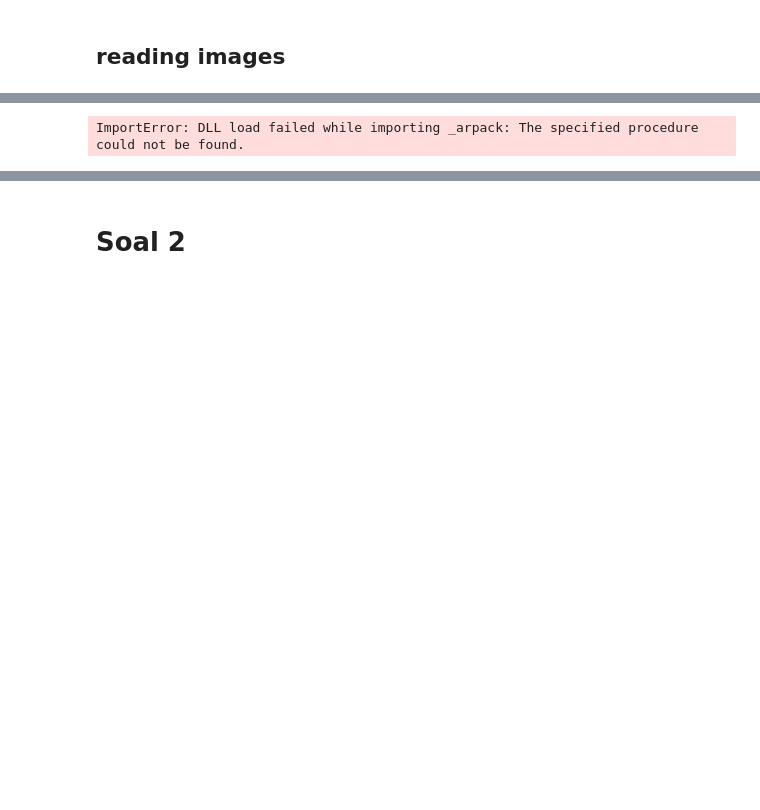
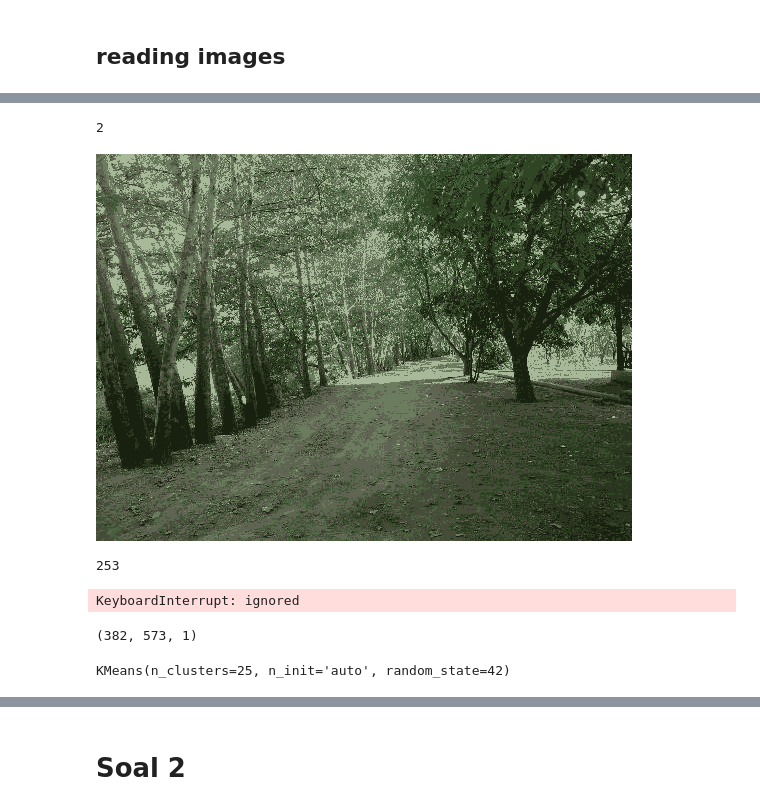
Before and after one commit to smmss79/DIP_2023, a Jupyter notebook: HW1/DIP_HW1.ipynb, the cells around one changed output, grey strips where cells are left out. Cells and saved outputs as stored; diff of their text form; code cells hidden in the pictures; blank space fills up the shorter version.

```diff
--- a/HW1/DIP_HW1.ipynb
+++ b/HW1/DIP_HW1.ipynb
@@ -23,0 +65,19 @@ cv2.cvtColor()
+# %%
+# color palette
+
+import numpy as np
+from PIL import Image
+colorImage = Image.open("images/012.jpg")
+imageWithColorPalette = colorImage.convert("P", palette=Image.ADAPTIVE, colors=8)
+print (np.array(imageWithColorPalette)[0][0])
+imageWithColorPalette
+# %% [output]
+2
+[figure, added]
+# %%
+# using set data structure
+
+im1 = set( im011.reshape((-1)) )
+print(len(im1))
+# %% [output]
+253
@@ -24,7 +100,20 @@ cv2.cvtColor()
+# %%
+print ( RGB2Indexed(im011))
+# %% [output]
+KeyboardInterrupt: ignored
 # %%
+
+# kmeans
+
 from sklearn.cluster import KMeans
+import numpy as np
 
+print(im011[:,:,0:1].shape)
 
-print(im011.shape)
+im011_reshaped = np.reshape(im011,(-1,3))
+
+model = KMeans(n_clusters=25,random_state=42,n_init="auto")
+model.fit(im011_reshaped)
 # %% [output]
-ImportError: DLL load failed while importing _arpack: The specified procedure could not be found.
+(382, 573, 1)
+KMeans(n_clusters=25, n_init='auto', random_state=42)
```
Also changed, not shown: parts of 11 cells of this notebook.
